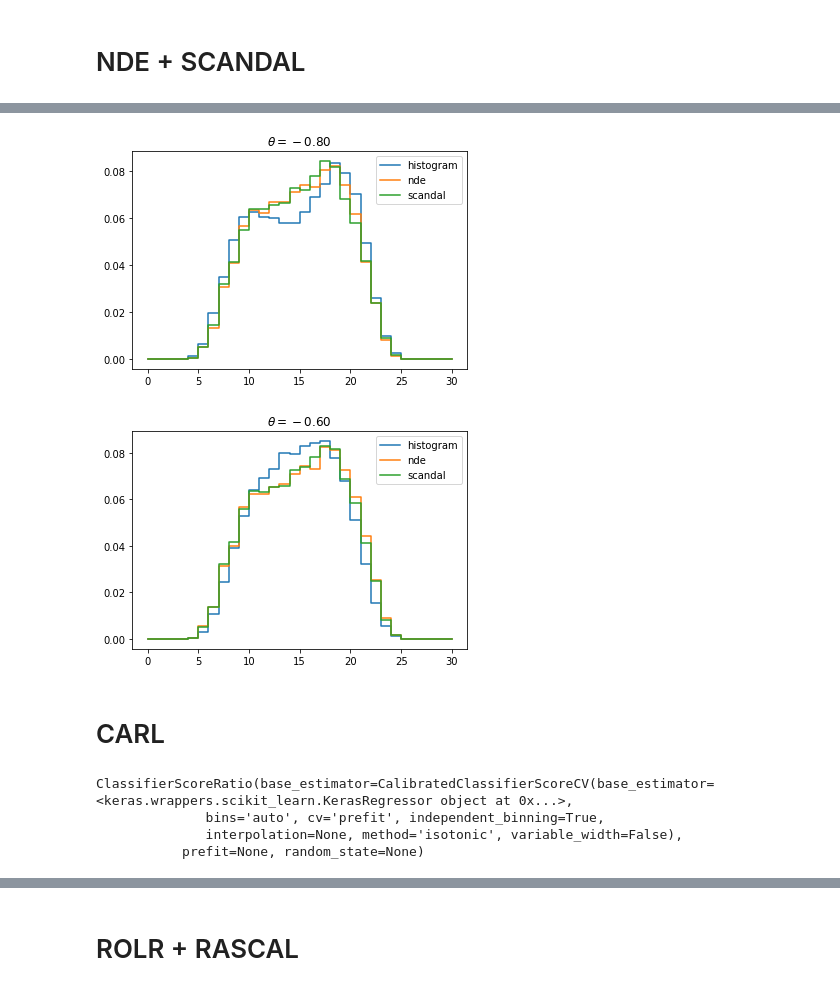
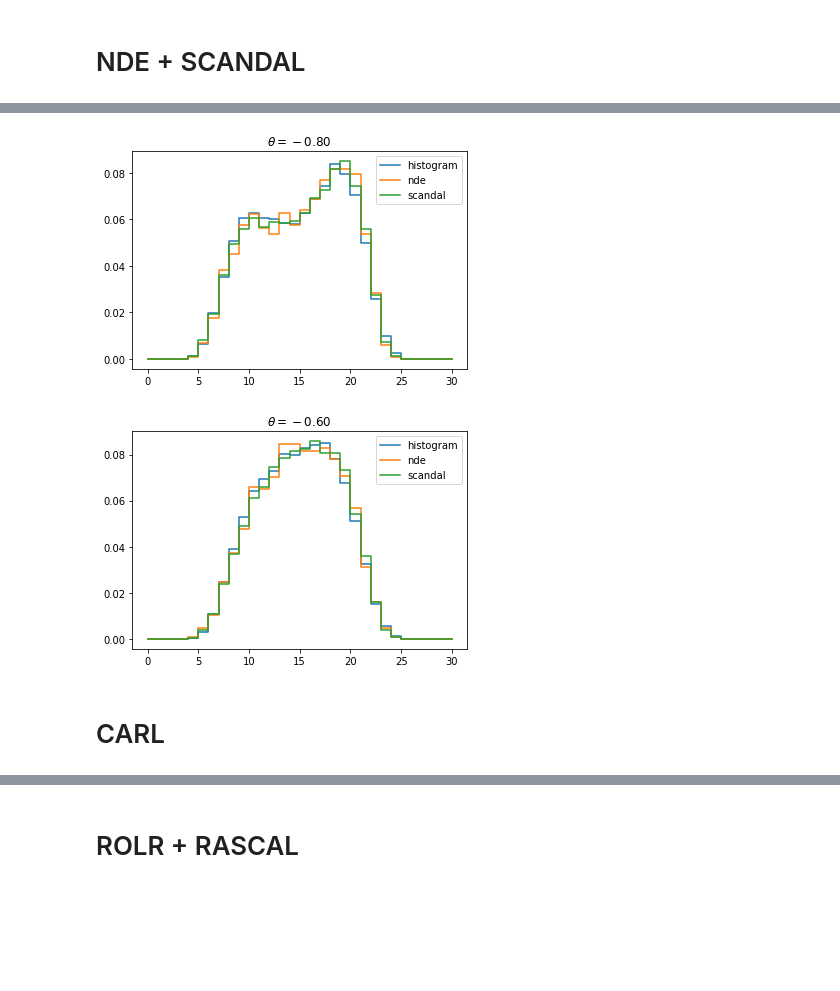
Before and after one commit to johannbrehmer/simulator-mining-example, a Jupyter notebook: Inference on Galton Board.ipynb, the cells around one changed output, grey strips where cells are left out. Drawn from its saved outputs; the diff is of its cells as text; code cells hidden in the pictures; blank space fills up the shorter version.

```diff
--- a/Inference on Galton Board.ipynb
+++ b/Inference on Galton Board.ipynb
@@ -13,8 +15,12 @@ theta_1 = -0.6
 # Density estimation with histograms
 # %%
 samples_0, _, scores_0, _ = galton_rvs(theta_0, n_runs=20000, random_state=1234)
-p_estimated_0, _ = np.histogram(samples_0, bins=n_nails, range=(0, n_nails), density=True)
+p_estimated_0, _ = np.histogram(
+    samples_0, bins=n_nails, range=(0, n_nails), density=True
+)
 
 samples_1, _, scores_1, _ = galton_rvs(theta_1, n_runs=20000, random_state=1234)
-p_estimated_1, _ = np.histogram(samples_1, bins=n_nails, range=(0, n_nails), density=True)
+p_estimated_1, _ = np.histogram(
+    samples_1, bins=n_nails, range=(0, n_nails), density=True
+)
 # %%
@@ -35,6 +41,8 @@ plt.show()
 # NDE + SCANDAL
 # %%
 from galton import check_random_state
+from keras.utils import to_categorical
+
 
 def draw(n_samples, n_thetas=10, random_state=0):
     n_traces_per_theta = n_samples // n_thetas
@@ -44,7 +52,9 @@ def draw(n_samples, n_thetas=10, random_state=0):
     all_thetas = []
 
     for k, theta in enumerate(np.linspace(-1.0, -0.4, n_thetas)):
-        x, log_p_xz, t_xz, _ = galton_rvs(theta, n_runs=n_traces_per_theta, random_state=random_state+k)
+        x, log_p_xz, t_xz, _ = galton_rvs(
+            theta, n_runs=n_traces_per_theta, random_state=random_state + k
+        )
         all_x.append(x)
         all_t_xz.append(t_xz)
         all_thetas.append(theta * np.ones(n_traces_per_theta))
@@ -72,6 +80,7 @@ from keras.layers import Input, Dense, Lambda, dot
 from keras.models import Model
 from keras.utils import to_categorical
 import keras.backend as K
+
 
 def make_nde(lr=0.001):
     theta = Input(shape=(1,))
@@ -84,6 +93,7 @@ def make_nde(lr=0.001):
 
     return model
 
+
 def make_scandal(lr=0.001):
     theta = Input(shape=(1,))
     h = Dense(hidden_size, activation="tanh")(theta)
@@ -91,8 +101,9 @@ def make_scandal(lr=0.001):
 
     x = Input(shape=(n_outputs,))
     phat_x_theta = dot([x, phat_theta], axes=1)
-    t_x = Lambda(lambda exp: K.gradients(K.log(exp[0]), [exp[1]])[0],
-                 output_shape=(n_features,))([phat_x_theta, theta])
+    t_x = Lambda(
+        lambda exp: K.gradients(K.log(exp[0]), [exp[1]])[0], output_shape=(n_features,)
+    )([phat_x_theta, theta])
 
     model = Model(inputs=[theta, x], outputs=[phat_theta, t_x])
     opt = Adam(lr=lr)
@@ -146,21 +157,29 @@ Epoch 50/50
 # %%
 plt.step(range(n_nails), p_estimated_0, label="histogram")
 plt.step(range(n_nails), nde.predict(np.array([theta_0])).ravel(), label="nde")
-plt.step(range(n_nails), scandal.predict([np.array([[theta_0]]), np.zeros((1, n_nails))])[0][0], label="scandal")
+plt.step(
+    range(n_nails),
+    scandal.predict([np.array([[theta_0]]), np.zeros((1, n_nails))])[0][0],
+    label="scandal",
+)
 plt.legend()
 plt.title(r"$\theta=%.2f$" % theta_0)
 plt.show()
 # %% [output]
-[figure, old version]
+[figure, new version]
 # %%
 plt.step(range(n_nails), p_estimated_1, label="histogram")
 plt.step(range(n_nails), nde.predict(np.array([theta_1])).ravel(), label="nde")
-plt.step(range(n_nails), scandal.predict([np.array([[theta_1]]), np.zeros((1, n_nails))])[0][0], label="scandal")
+plt.step(
+    range(n_nails),
+    scandal.predict([np.array([[theta_1]]), np.zeros((1, n_nails))])[0][0],
+    label="scandal",
+)
 plt.legend()
 plt.title(r"$\theta=%.2f$" % theta_1)
 plt.show()
 # %% [output]
-[figure, old version]
+[figure, new version]
 # %% [markdown]
 # CARL
 # %%
@@ -220,16 +249,12 @@ all_x, all_y = draw_parametrized(5000)
 # %%
 carl = KerasRegressor(make_carl, epochs=50, batch_size=32, verbose=0)
 
-carl.fit(all_x,all_y)
+carl.fit(all_x, all_y)
 
 carl_calibrated = ClassifierScoreRatio(
-    CalibratedClassifierScoreCV(carl, cv='prefit', method='isotonic'))
-carl_calibrated.fit(all_x, all_y.reshape(-1,1))
+    CalibratedClassifierScoreCV(carl, cv="prefit", method="isotonic")
+)
+carl_calibrated.fit(all_x, all_y.reshape(-1, 1))
-# %% [output]
-ClassifierScoreRatio(base_estimator=CalibratedClassifierScoreCV(base_estimator=<keras.wrappers.scikit_learn.KerasRegressor object at 0x...>,
-              bins='auto', cv='prefit', independent_binning=True,
-              interpolation=None, method='isotonic', variable_width=False),
-           prefit=None, random_state=None)
 # %%
 r_true = np.log(p_estimated_0[5:-5]) - np.log(p_estimated_1[5:-5])
 
```
Also changed, not shown: parts of 17 cells of this notebook, 6 other files.
